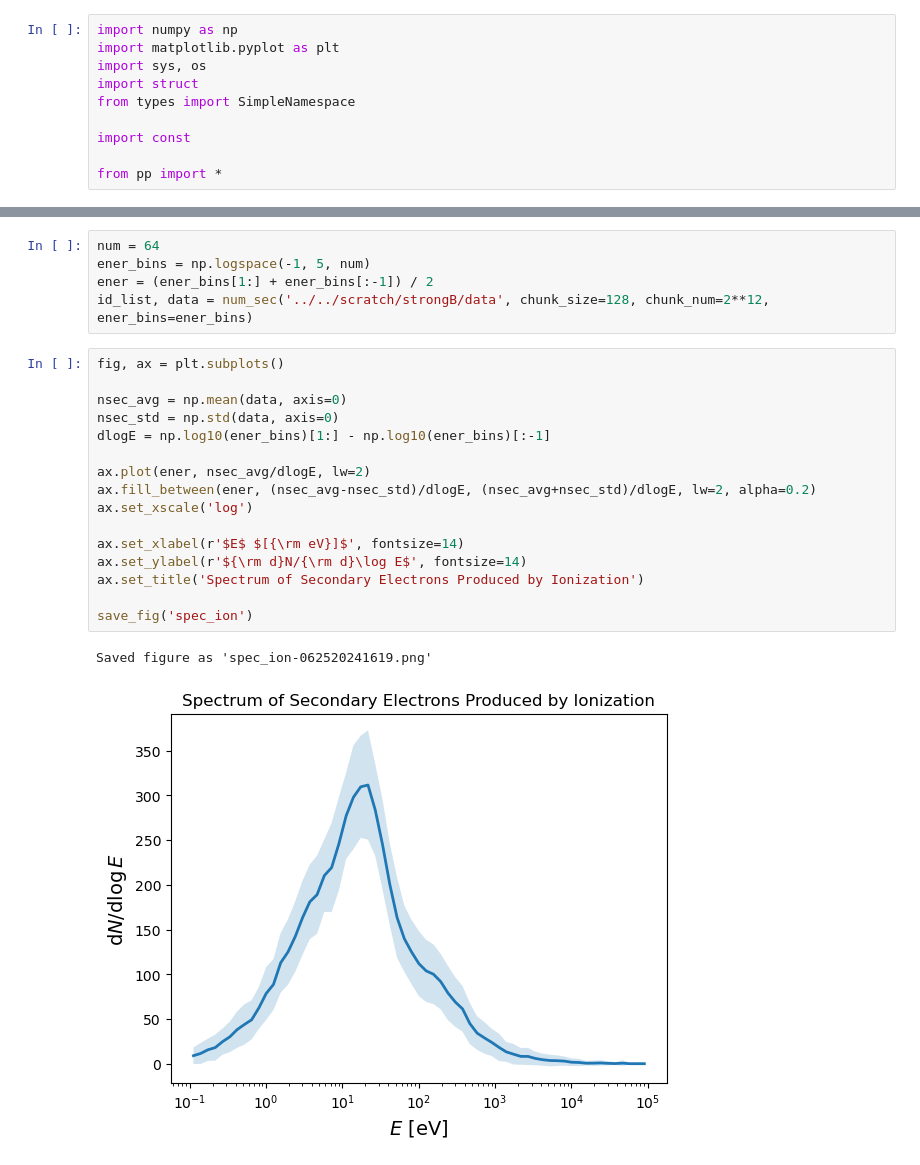
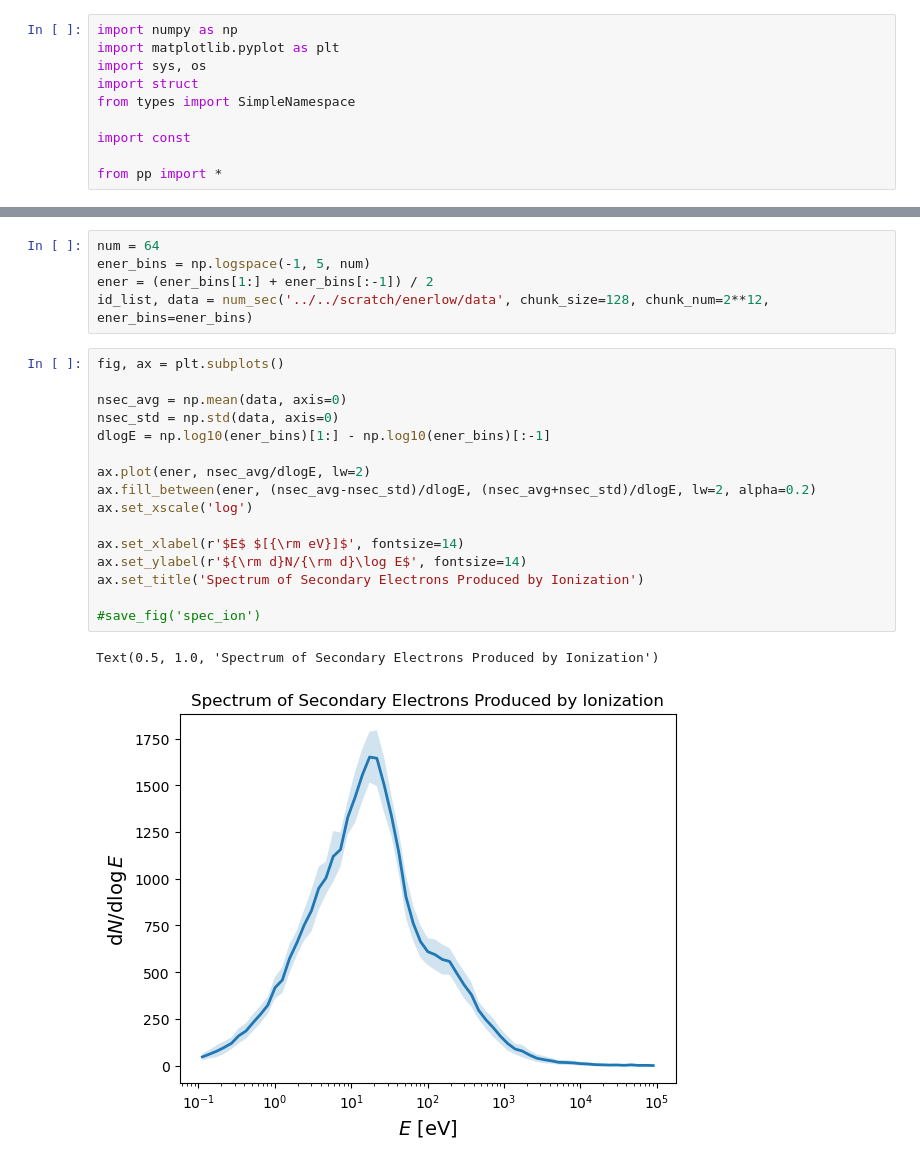
Before and after one commit to zandalman/thunderstorm, a Jupyter notebook: utils/pp.ipynb, the cells around one changed output, grey strips where cells are left out. Saved outputs shown, nothing was run; the diff lists cells and outputs as text.

```diff
--- a/utils/pp.ipynb
+++ b/utils/pp.ipynb
@@ -70,24 +86,24 @@ Saved figure as 'nion-062520241619.png'
 num = 64
 ener_bins = np.logspace(-1, 5, num)
 ener = (ener_bins[1:] + ener_bins[:-1]) / 2
-id_list, data = num_sec('../../scratch/strongB/data', chunk_size=128, chunk_num=2**12, ener_bins=ener_bins)
+id_list, data = num_sec('../../scratch/enerlow/data', chunk_size=128, chunk_num=2**12, ener_bins=ener_bins)
 # %%
 fig, ax = plt.subplots()
 
 nsec_avg = np.mean(data, axis=0)
 nsec_std = np.std(data, axis=0)
 dlogE = np.log10(ener_bins)[1:] - np.log10(ener_bins)[:-1]
 
 ax.plot(ener, nsec_avg/dlogE, lw=2)
 ax.fill_between(ener, (nsec_avg-nsec_std)/dlogE, (nsec_avg+nsec_std)/dlogE, lw=2, alpha=0.2)
 ax.set_xscale('log')
 
 ax.set_xlabel(r'$E$ $[{\rm eV}]$', fontsize=14)
 ax.set_ylabel(r'${\rm d}N/{\rm d}\log E$', fontsize=14)
 ax.set_title('Spectrum of Secondary Electrons Produced by Ionization')
 
-save_fig('spec_ion')
+#save_fig('spec_ion')
 # %% [output]
-Saved figure as 'spec_ion-062520241619.png'
+Text(0.5, 1.0, 'Spectrum of Secondary Electrons Produced by Ionization')
-[figure, old version]
+[figure, new version]
 # %%
```
Also changed, not shown: parts of 9 cells of this notebook, 2 other files.
